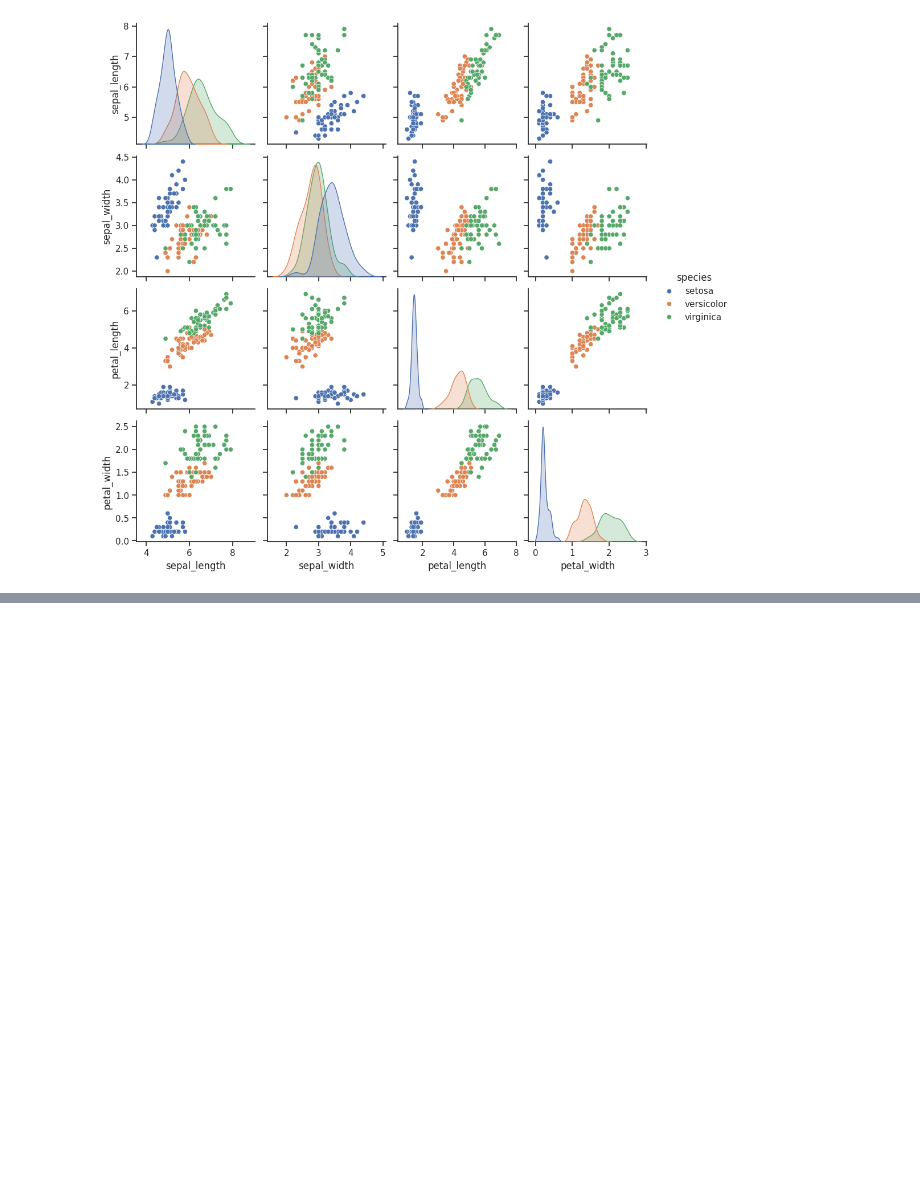
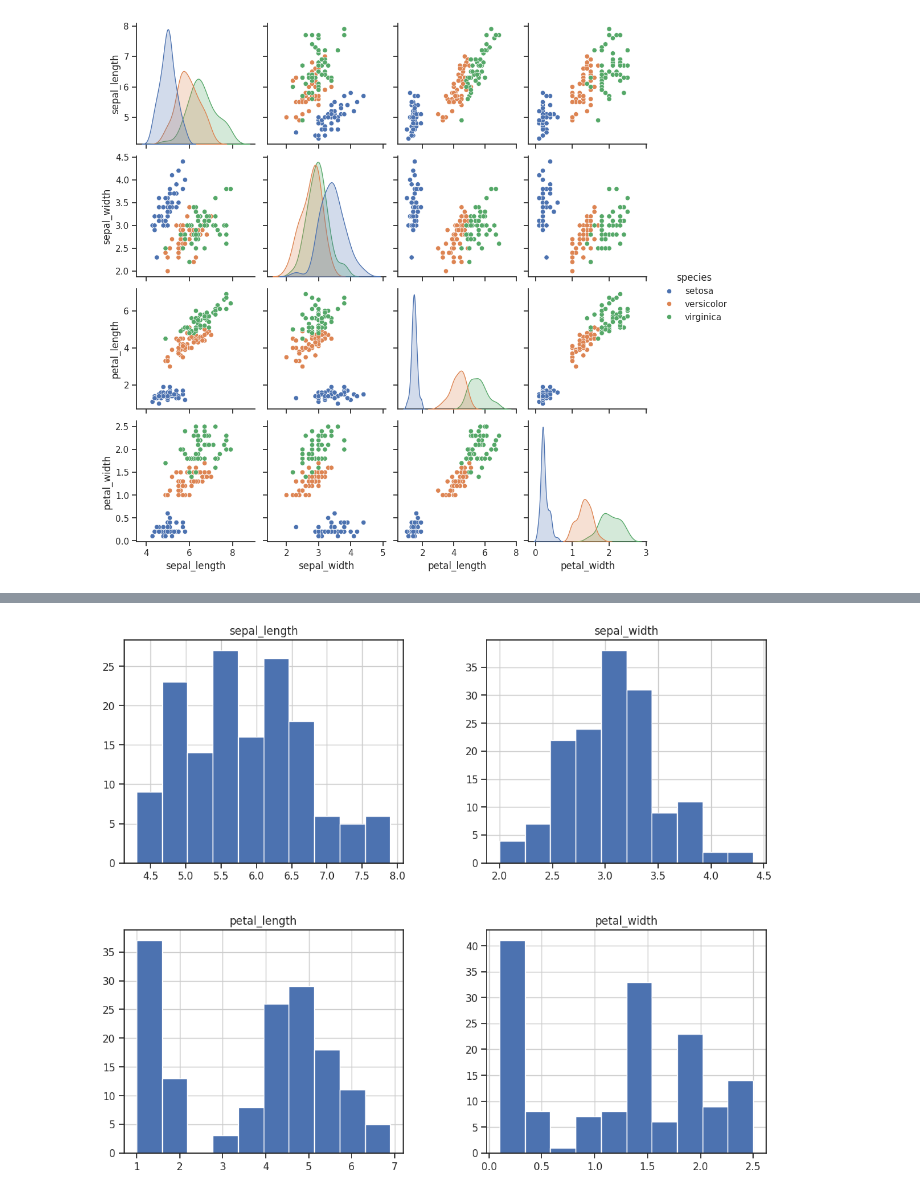
Before and after one commit to MinhQuang31751/Python, a Jupyter notebook: Data_Analytics_and_Visualization__with_Python.ipynb, the cells around one changed output, grey strips where cells are left out. Cells and saved outputs as stored; diff of their text form; code cells hidden in the pictures; blank space fills up the shorter version.

```diff
--- a/Data_Analytics_and_Visualization__with_Python.ipynb
+++ b/Data_Analytics_and_Visualization__with_Python.ipynb
@@ -508,0 +563,5 @@ g.despine(left=True, bottom=True) # Xóa đường viền bên trái và dưới
+# %%
+df.hist() # Tạo biểu đồ histogram cho từng cột số trong DataFrame df
+plt.show() # Hiển thị biểu đồ
+# %% [output]
+[figure, added]
```
Also changed, not shown: parts of 20 cells of this notebook.
